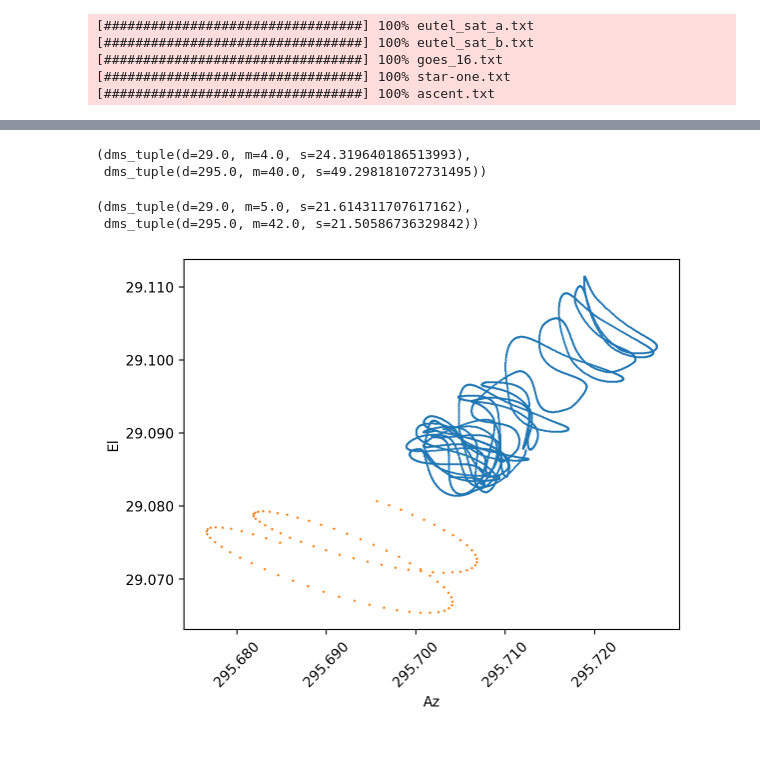
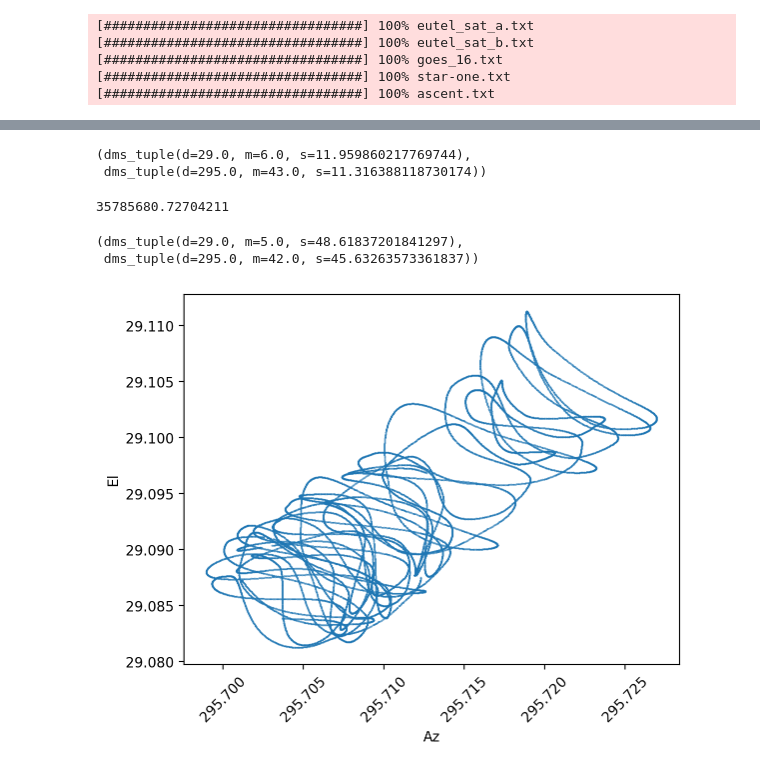
Before and after one commit to cwwalter/geosynchronous-satellites, a Jupyter notebook: Skyfield.ipynb, the cells around one changed output, grey strips where cells are left out. Drawn from its saved outputs; the diff is of its cells as text; code cells hidden in the pictures.

```diff
--- a/Skyfield.ipynb
+++ b/Skyfield.ipynb
@@ -77,11 +77,11 @@ Rubin= wgs84.latlon(rubin_obs.lat.deg, rubin_obs.lon.deg, rubin_obs.height.value
 # %%
 # Get the position of the satellites at a given time(s)
 
-start_day = 1
-end_day = 3
+start_day = 22
+end_day = 23
 
-start = ts.utc(2024, 12, start_day, 23, 0, 0)
-stop  = ts.utc(2024, 12, end_day,  23, 0, 0)
+start = ts.utc(2025, 5, start_day, 23, 0, 0)
+stop  = ts.utc(2025, 5, end_day,  23, 0, 0)
 
 time_array = ts.linspace(start, stop, (end_day - start_day)*2*24)
 
@@ -152,8 +152,8 @@ plot_satellite('ASCENT', ascent_ra, ascent_dec, ascent_alt, ascent_az)
 # %%
 # Put in specific time to Check
 
-time_check = ts.now()
-# time_check = start
+#time_check = ts.now()
+time_check = start
 
 # On the 22nd
 
@@ -336,8 +336,8 @@ def satellite_alt_az(ground_location, sat_location):
 pos_now = eutel_sat_b.at(time_check)
 satellite_alt_az(Rubin, pos_now)
 # %% [output]
-(dms_tuple(d=29.0, m=4.0, s=24.319640186513993),
- dms_tuple(d=295.0, m=40.0, s=49.298181072731495))
+(dms_tuple(d=29.0, m=6.0, s=11.959860217769744),
+ dms_tuple(d=295.0, m=43.0, s=11.316388118730174))
 # %%
 waas_lat = waas['lat']
 waas_lon = waas['long']
@@ -345,23 +345,24 @@ waas_elevation = wgs84.height_of(pos_now) # Not right...
 
 ground = EarthLocation.from_geodetic(lat=Rubin.latitude.degrees, lon=Rubin.longitude.degrees, height=Rubin.elevation.m)
 sat    = EarthLocation.from_geodetic(lat=waas_lat, lon=waas_lon, height=waas_elevation.m)
-
+print(waas_elevation.m)
 result = sat.get_itrs().transform_to(AltAz(location=ground))
 result.alt[-1].dms, result.az[-1].dms
 # %% [output]
-(dms_tuple(d=29.0, m=5.0, s=21.614311707617162),
- dms_tuple(d=295.0, m=42.0, s=21.50586736329842))
+35785680.72704211
+(dms_tuple(d=29.0, m=5.0, s=48.61837201841297),
+ dms_tuple(d=295.0, m=42.0, s=45.63263573361837))
 # %%
 plt.scatter(result.az.deg, result.alt.deg, s=.1)
-plt.scatter(eutel_b_az.degrees, eutel_b_alt.degrees, marker=".", s=2.0)
+#plt.scatter(eutel_b_az.degrees, eutel_b_alt.degrees, marker=".", s=2.0)
 
 plt.xticks(rotation=45)
 plt.gca().xaxis.set_major_formatter(tick.FormatStrFormatter('%.3f'))
 plt.gca().yaxis.set_major_formatter(tick.FormatStrFormatter('%.3f'))
 plt.xlabel('Az')
 plt.ylabel('El');
 # %% [output]
-[figure, old version]
+[figure, new version]
 # %%
 print(f'EUTELSAT_117W_B \t AZ Min:{result.az.deg.min():4.3f} Max: {result.az.deg.max():4.3f} \t Mean:{result.az.deg.mean():4.3f}')
 print(f'EUTELSAT_117W_B \t ALT Min:{result.alt.deg.min():4.3f} Max: {result.alt.deg.max():4.3f} \t Mean:{result.alt.deg.mean():4.3f}')
```
Also changed, not shown: parts of 17 cells of this notebook.
